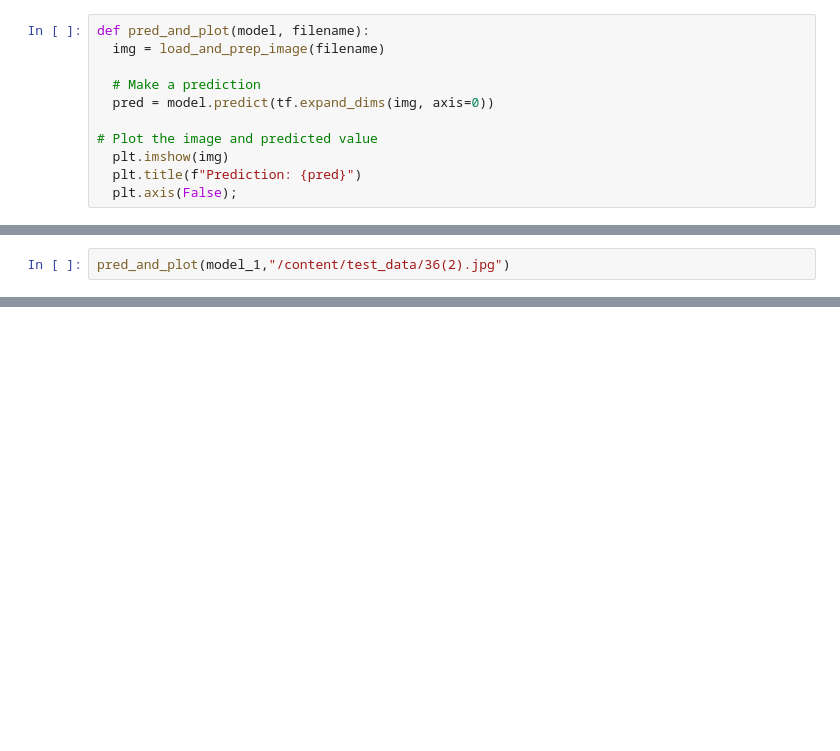
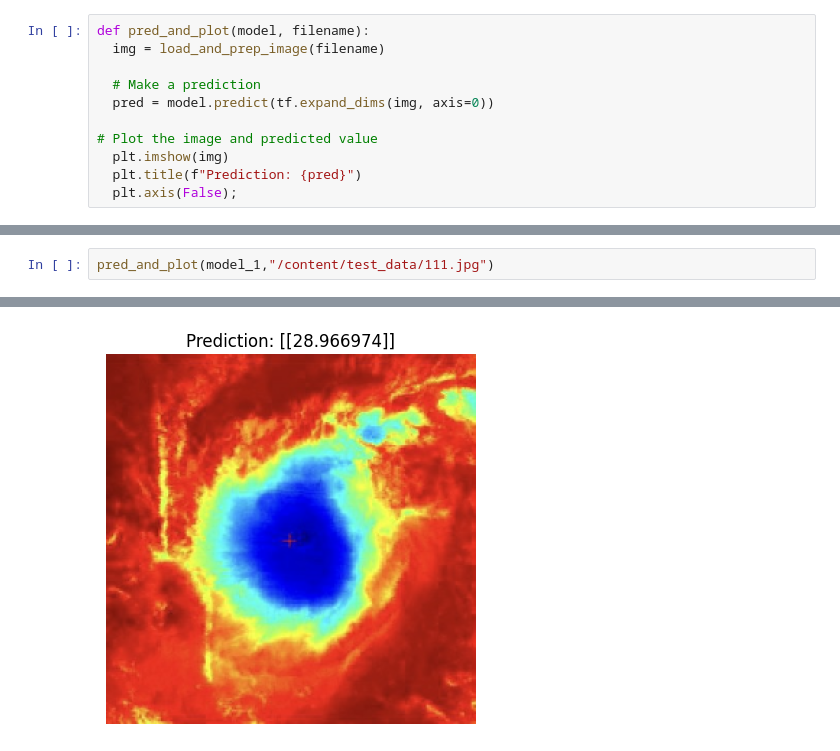
Before and after one commit to Karthik-Thota/Cyclone-Intensity-Estimation, a Jupyter notebook: Cyclone_Project_pynb.ipynb, the cells around one changed output, grey strips where cells are left out. Saved outputs shown, nothing was run; the diff lists cells and outputs as text; blank space fills up the shorter version.

```diff
--- a/Cyclone_Project_pynb.ipynb
+++ b/Cyclone_Project_pynb.ipynb
@@ -179,2 +274,3 @@ pred_and_plot(model_1,"/content/test_data/35.jpg")
 # %%
-pred_and_plot(model_1,"/content/test_data/36(2).jpg")
+pred_and_plot(model_1,"/content/test_data/111.jpg")
+# %% [output]
@@ -181 +278,2 @@ pred_and_plot(model_1,"/content/test_data/36(2).jpg")
+[figure, added]
 # %%
```
Also changed, not shown: parts of 19 cells of this notebook.
